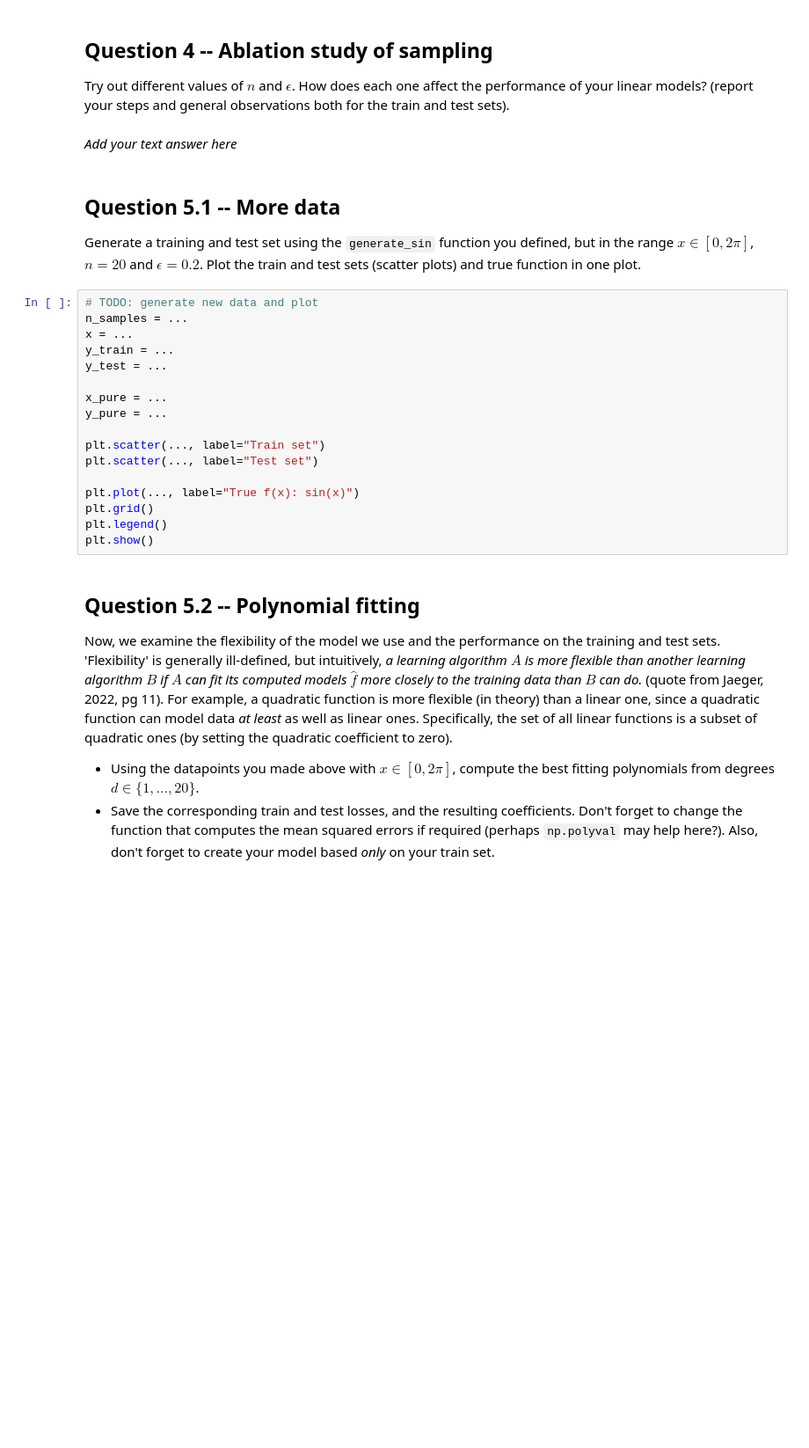
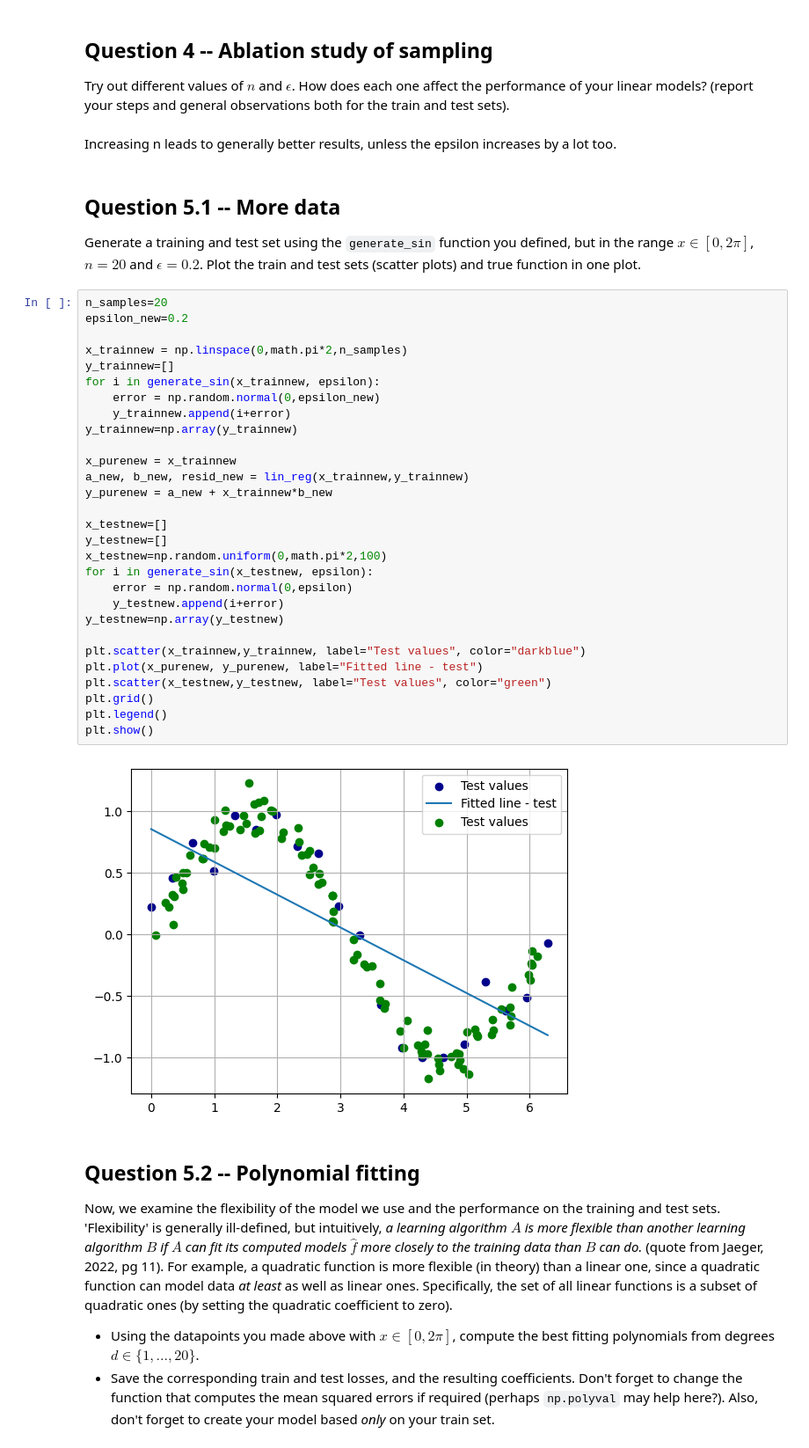
Before and after one commit to mrozalski/TMDL2024, a Jupyter notebook: week1/Assignment_1_Empty.ipynb, the cells around one changed output. Shown at 88% size. Drawn from its saved outputs; the diff is of its cells as text; blank space fills up the shorter version.

```diff
--- a/week1/Assignment_1_Empty.ipynb
+++ b/week1/Assignment_1_Empty.ipynb
@@ -268,28 +273,42 @@ The loss of train should be lower as that is being minimized using OLS.
 
 Try out different values of $n$ and $\epsilon$. How does each one affect the performance of your linear models? (report your steps and general observations both for the train and test sets).
 # %% [markdown]
-*Add your text answer here*
+Increasing n leads to generally better results, unless the epsilon increases by a lot too.
 # %% [markdown]
 ## Question 5.1 -- More data
 
 Generate a training and test set using the `generate_sin` function you defined, but in the range $x\in[0,2\pi]$, $n=20$ and $\epsilon=0.2$. Plot the train and test sets (scatter plots) and true function in one plot.
 # %%
-# TODO: generate new data and plot
-n_samples = ...
-x = ...
-y_train = ...
-y_test = ...
+n_samples=20
+epsilon_new=0.2
 
-x_pure = ...
-y_pure = ...
+x_trainnew = np.linspace(0,math.pi*2,n_samples)
+y_trainnew=[]
+for i in generate_sin(x_trainnew, epsilon):
+    error = np.random.normal(0,epsilon_new)
+    y_trainnew.append(i+error)
+y_trainnew=np.array(y_trainnew)
 
-plt.scatter(..., label="Train set")
-plt.scatter(..., label="Test set")
+x_purenew = x_trainnew
+a_new, b_new, resid_new = lin_reg(x_trainnew,y_trainnew)
+y_purenew = a_new + x_trainnew*b_new
 
-plt.plot(..., label="True f(x): sin(x)")
+x_testnew=[]
+y_testnew=[]
+x_testnew=np.random.uniform(0,math.pi*2,100)
+for i in generate_sin(x_testnew, epsilon):
+    error = np.random.normal(0,epsilon)
+    y_testnew.append(i+error)
+y_testnew=np.array(y_testnew)
+
+plt.scatter(x_trainnew,y_trainnew, label="Test values", color="darkblue")
+plt.plot(x_purenew, y_purenew, label="Fitted line - test")
+plt.scatter(x_testnew,y_testnew, label="Test values", color="green")
 plt.grid()
 plt.legend()
 plt.show()
+# %% [output]
+[figure, added]
 # %% [markdown]
 ## Question 5.2 -- Polynomial fitting
 
```
Also changed, not shown: parts of 7 cells of this notebook.
